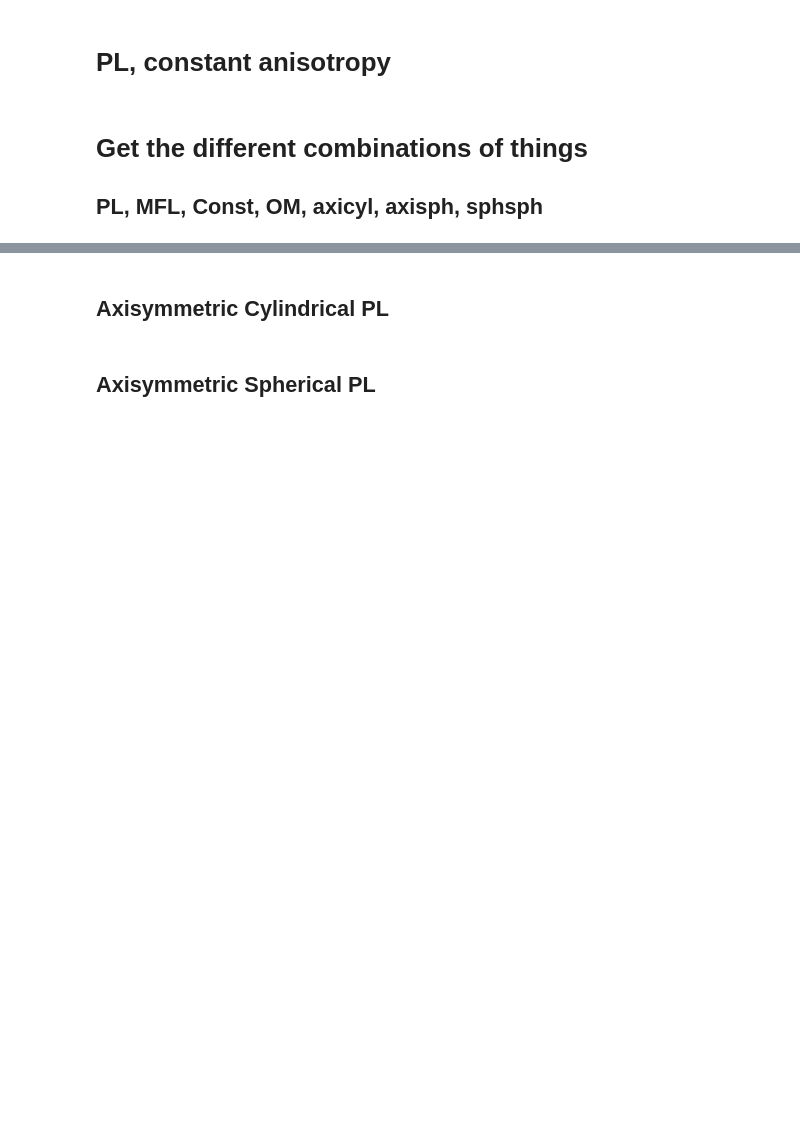
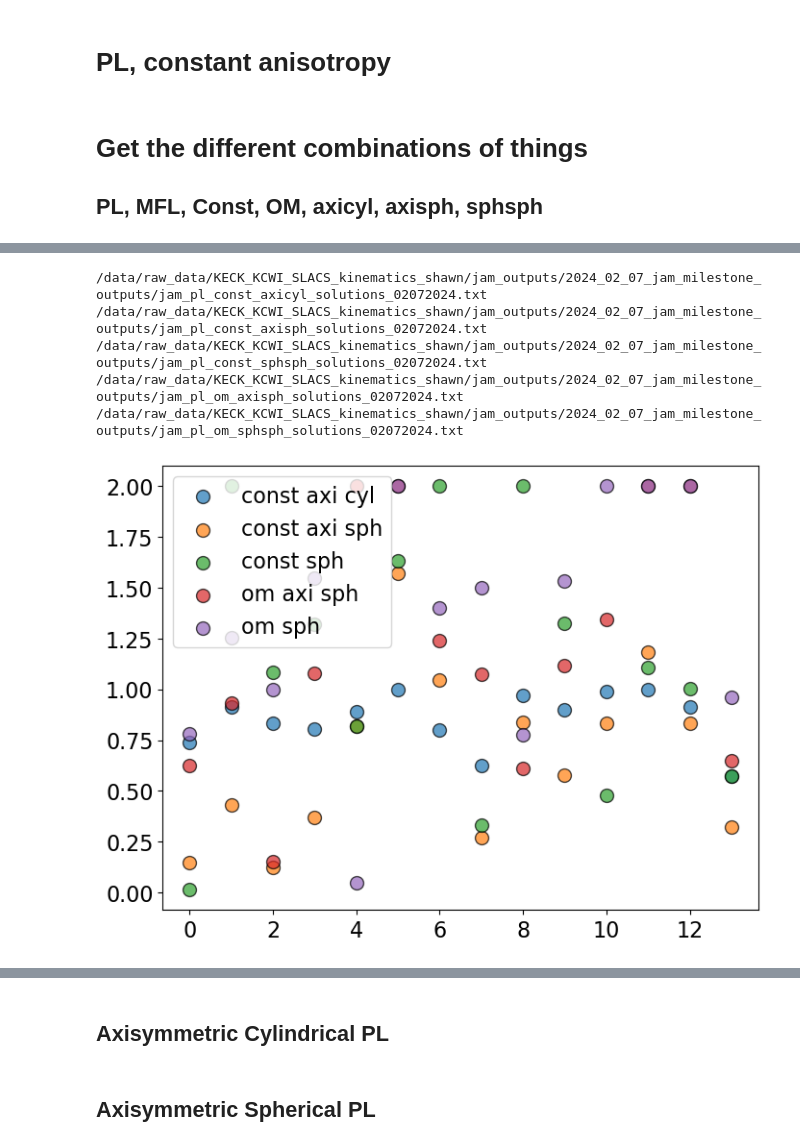
Before and after one commit to shawnknabel/slacs_kinematics_jam_modeling, a Jupyter notebook: jupyter_notebooks/jampy/020824_jam_milestone_models_results.ipynb, the cells around one changed output, grey strips where cells are left out. Drawn from its saved outputs; the diff is of its cells as text; code cells hidden in the pictures; blank space fills up the shorter version.

```diff
--- a/jupyter_notebooks/jampy/020824_jam_milestone_models_results.ipynb
+++ b/jupyter_notebooks/jampy/020824_jam_milestone_models_results.ipynb
@@ -320,0 +463,34 @@ array([2.06844668, 0.16215308, 2.75186239, 0.53838656, 0.0836686 ,
+# %%
+anis = np.empty((5, 14))
+ani_errs = np.empty((5,14))
+# %%
+plt.figure(figsize=(8,6))
+
+for i, file in enumerate(pl_sol):
+    print(file)
+
+    # get the solutions
+    solutions = np.genfromtxt(file)
+
+
+    # gamma and gamma_err are index 3 and 4
+    ani = solutions[:,1]
+    ani_err = solutions[:,2]
+
+    anis[i] = ani
+    ani_errs[i] = ani_err
+
+    alpha=0.7
+    # plot
+    x = range(14)
+    #plt.errorbar(x, gamma, yerr=gamma_err, label=file)
+    plt.scatter(x, ani, label=pl_labels[i], alpha=alpha, edgecolor='k', s=100)
+    plt.legend()
+    #plt.ylim(-2.5, -1.4)
+# %% [output]
+/data/raw_data/KECK_KCWI_SLACS_kinematics_shawn/jam_outputs/2024_02_07_jam_milestone_outputs/jam_pl_const_axicyl_solutions_02072024.txt
+/data/raw_data/KECK_KCWI_SLACS_kinematics_shawn/jam_outputs/2024_02_07_jam_milestone_outputs/jam_pl_const_axisph_solutions_02072024.txt
+/data/raw_data/KECK_KCWI_SLACS_kinematics_shawn/jam_outputs/2024_02_07_jam_milestone_outputs/jam_pl_const_sphsph_solutions_02072024.txt
+/data/raw_data/KECK_KCWI_SLACS_kinematics_shawn/jam_outputs/2024_02_07_jam_milestone_outputs/jam_pl_om_axisph_solutions_02072024.txt
+/data/raw_data/KECK_KCWI_SLACS_kinematics_shawn/jam_outputs/2024_02_07_jam_milestone_outputs/jam_pl_om_sphsph_solutions_02072024.txt
+[figure, added]
```
Also changed, not shown: parts of 41 cells of this notebook, 5 other files.
